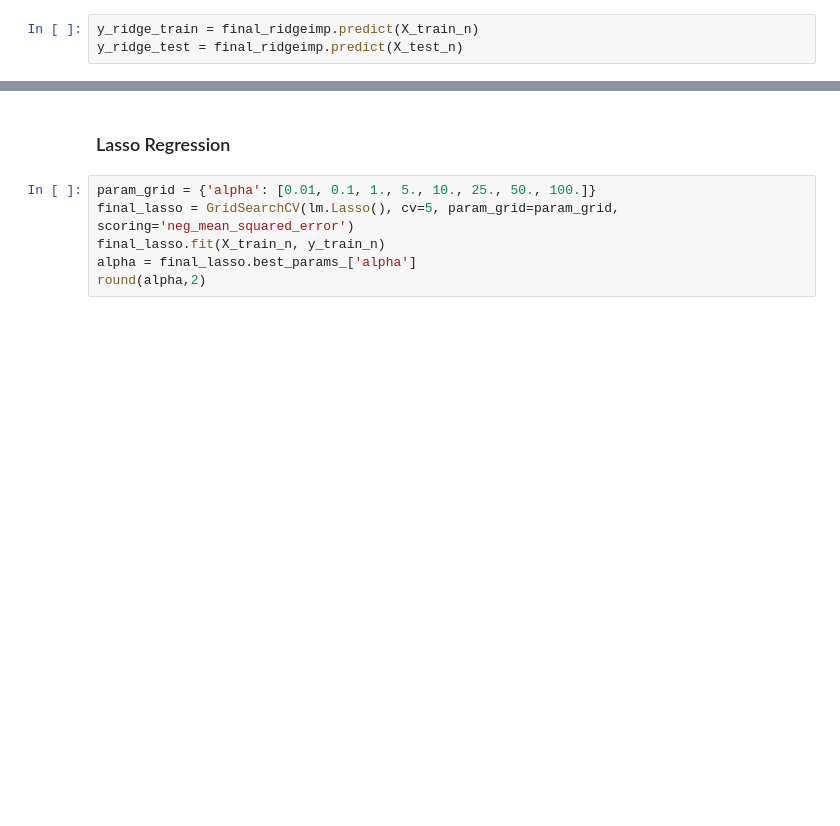
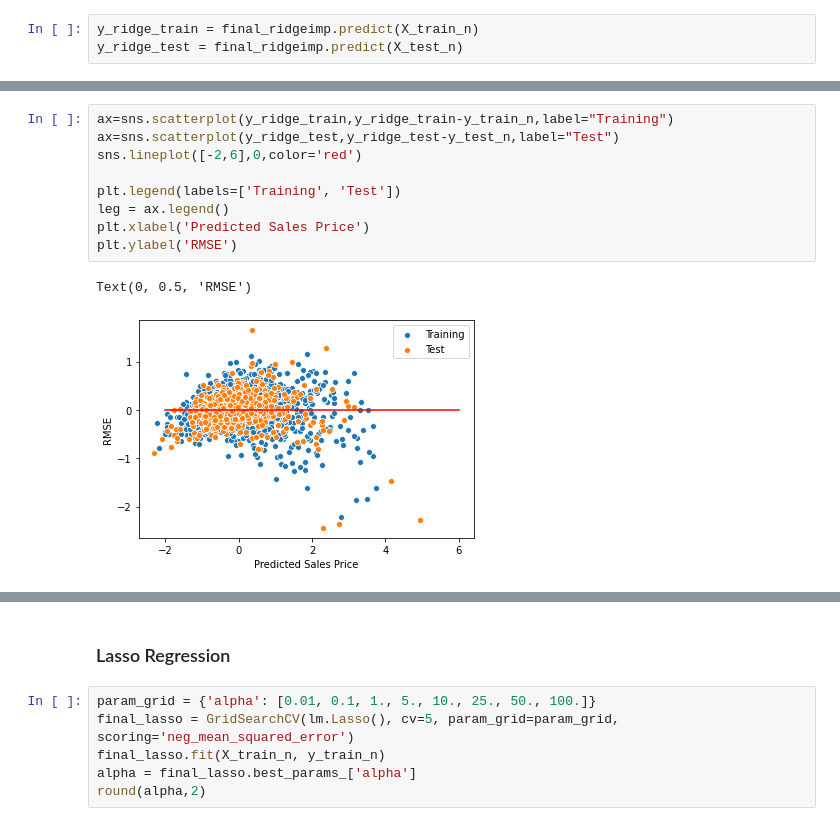
Before and after one commit to benchang123/Ames-Housing, a Jupyter notebook: Ames Housing Writeup.ipynb, the cells around one changed output, grey strips where cells are left out. Saved outputs shown, nothing was run; the diff lists cells and outputs as text; blank space fills up the shorter version.

```diff
--- a/Ames Housing Writeup.ipynb
+++ b/Ames Housing Writeup.ipynb
@@ -440,0 +444,12 @@ test_rmse_ridge = rmse(y_ridge_test, y_test_n)
+# %%
+ax=sns.scatterplot(y_ridge_train,y_ridge_train-y_train_n,label="Training")
+ax=sns.scatterplot(y_ridge_test,y_ridge_test-y_test_n,label="Test")
+sns.lineplot([-2,6],0,color='red')
+
+plt.legend(labels=['Training', 'Test'])
+leg = ax.legend()
+plt.xlabel('Predicted Sales Price')
+plt.ylabel('RMSE')
+# %% [output]
+Text(0, 0.5, 'RMSE')
+[figure, added]
```
Also changed, not shown: parts of 23 cells of this notebook.
